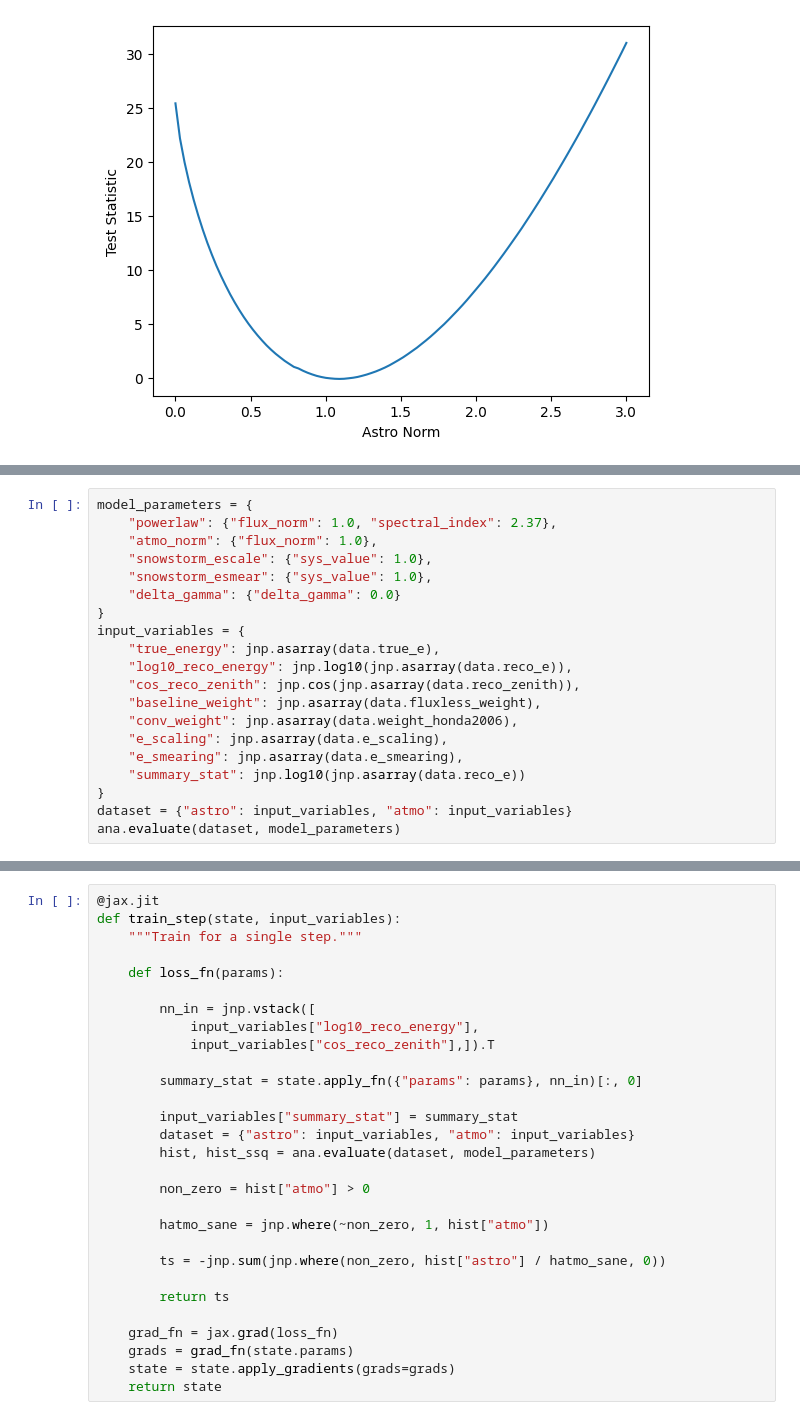
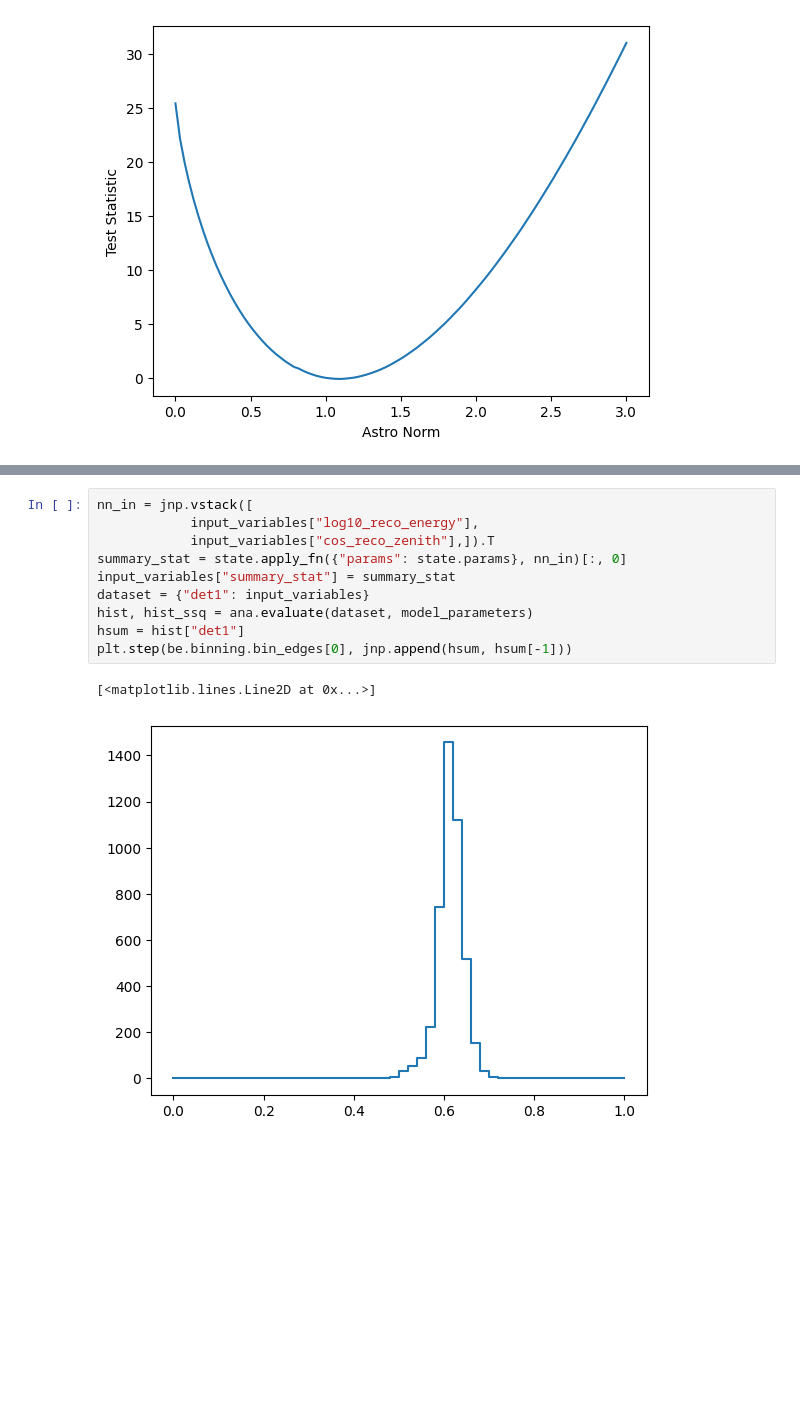
Before and after one commit to chrhck/pyForwardFolding, a Jupyter notebook: examples/example.ipynb, the cells around one changed output, grey strips where cells are left out. Drawn from its saved outputs; the diff is of its cells as text; blank space fills up the shorter version.

```diff
--- a/examples/example.ipynb
+++ b/examples/example.ipynb
@@ -217,20 +138,0 @@ WARNING:2025-03-29 08:11:14,225:jax._src.xla_bridge:967: An NVIDIA GPU may be pr
-# %%
-model_parameters = {
-    "powerlaw": {"flux_norm": 1.0, "spectral_index": 2.37},
-    "atmo_norm": {"flux_norm": 1.0},
-    "snowstorm_escale": {"sys_value": 1.0},
-    "snowstorm_esmear": {"sys_value": 1.0},
-    "delta_gamma": {"delta_gamma": 0.0}
-}
-input_variables = {
-    "true_energy": jnp.asarray(data.true_e),
-    "log10_reco_energy": jnp.log10(jnp.asarray(data.reco_e)),
-    "cos_reco_zenith": jnp.cos(jnp.asarray(data.reco_zenith)),
-    "baseline_weight": jnp.asarray(data.fluxless_weight),
-    "conv_weight": jnp.asarray(data.weight_honda2006),
-    "e_scaling": jnp.asarray(data.e_scaling),
-    "e_smearing": jnp.asarray(data.e_smearing),
-    "summary_stat": jnp.log10(jnp.asarray(data.reco_e))
-}
-dataset = {"astro": input_variables, "atmo": input_variables}
-ana.evaluate(dataset, model_parameters)
@@ -264,29 +250,13 @@ Array([ 0.,  0.,  0.,  0.,  0.,  0.,  0.,  0.,  0.,  0.,  0.,  0.,  0.,
 # %%
-@jax.jit
-def train_step(state, input_variables):
-    """Train for a single step."""
-
-    def loss_fn(params):
-
-        nn_in = jnp.vstack([
+nn_in = jnp.vstack([
             input_variables["log10_reco_energy"],
             input_variables["cos_reco_zenith"],]).T
-
-        summary_stat = state.apply_fn({"params": params}, nn_in)[:, 0]
-
-        input_variables["summary_stat"] = summary_stat
-        dataset = {"astro": input_variables, "atmo": input_variables}
-        hist, hist_ssq = ana.evaluate(dataset, model_parameters)
-
-        non_zero = hist["atmo"] > 0
-
-        hatmo_sane = jnp.where(~non_zero, 1, hist["atmo"])
-
-        ts = -jnp.sum(jnp.where(non_zero, hist["astro"] / hatmo_sane, 0))
-
-        return ts
-
-    grad_fn = jax.grad(loss_fn)
-    grads = grad_fn(state.params)
-    state = state.apply_gradients(grads=grads)
-    return state
+summary_stat = state.apply_fn({"params": state.params}, nn_in)[:, 0]
+input_variables["summary_stat"] = summary_stat
+dataset = {"det1": input_variables}
+hist, hist_ssq = ana.evaluate(dataset, model_parameters)
+hsum = hist["det1"]
+plt.step(be.binning.bin_edges[0], jnp.append(hsum, hsum[-1]))
+# %% [output]
+[<matplotlib.lines.Line2D at 0x...>]
+[figure, added]
```
Also changed, not shown: parts of 23 cells of this notebook, 4 other files.
